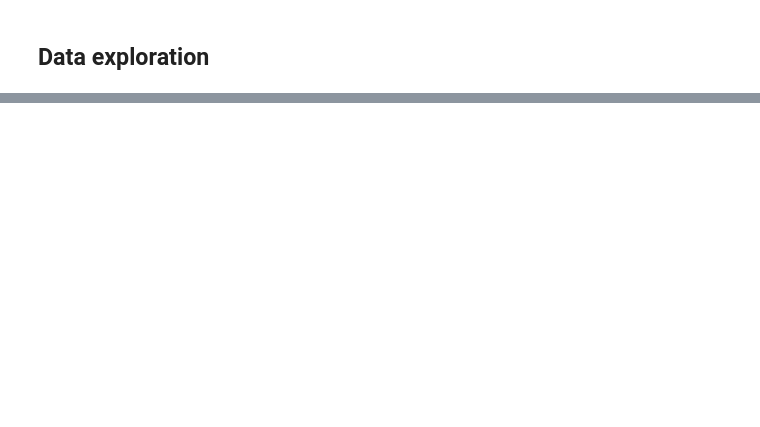
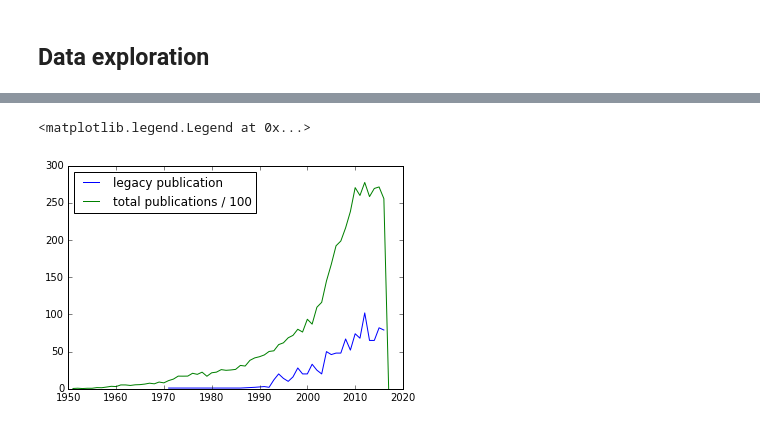
Before and after one commit to xmacex/legacySoftwareACMDLexploration, a Jupyter notebook: ACM DL bibliometry of legacy.ipynb, the cells around one changed output, grey strips where cells are left out. Saved outputs shown, nothing was run; the diff lists cells and outputs as text; code cells hidden in the pictures; blank space fills up the shorter version.

```diff
--- a/ACM DL bibliometry of legacy.ipynb
+++ b/ACM DL bibliometry of legacy.ipynb
@@ -46,0 +130,9 @@ plt.title("Histogram of publication years (n=" + str(legacybib.year.size) + ")")
+# %%
+#plt.hist(legacybib.year.dropna(), label="Year histogram")
+plt.plot(legacybib.year.groupby(legacybib.year).count(), label='legacy publication')
+plt.plot(acmPerYear / 100, label="total publications / 100")
+plt.legend()
+plt.legend(loc='best')
+# %% [output]
+<matplotlib.legend.Legend at 0x...>
+[figure, added]
```
Also changed, not shown: parts of 55 cells of this notebook, 1 other file.
